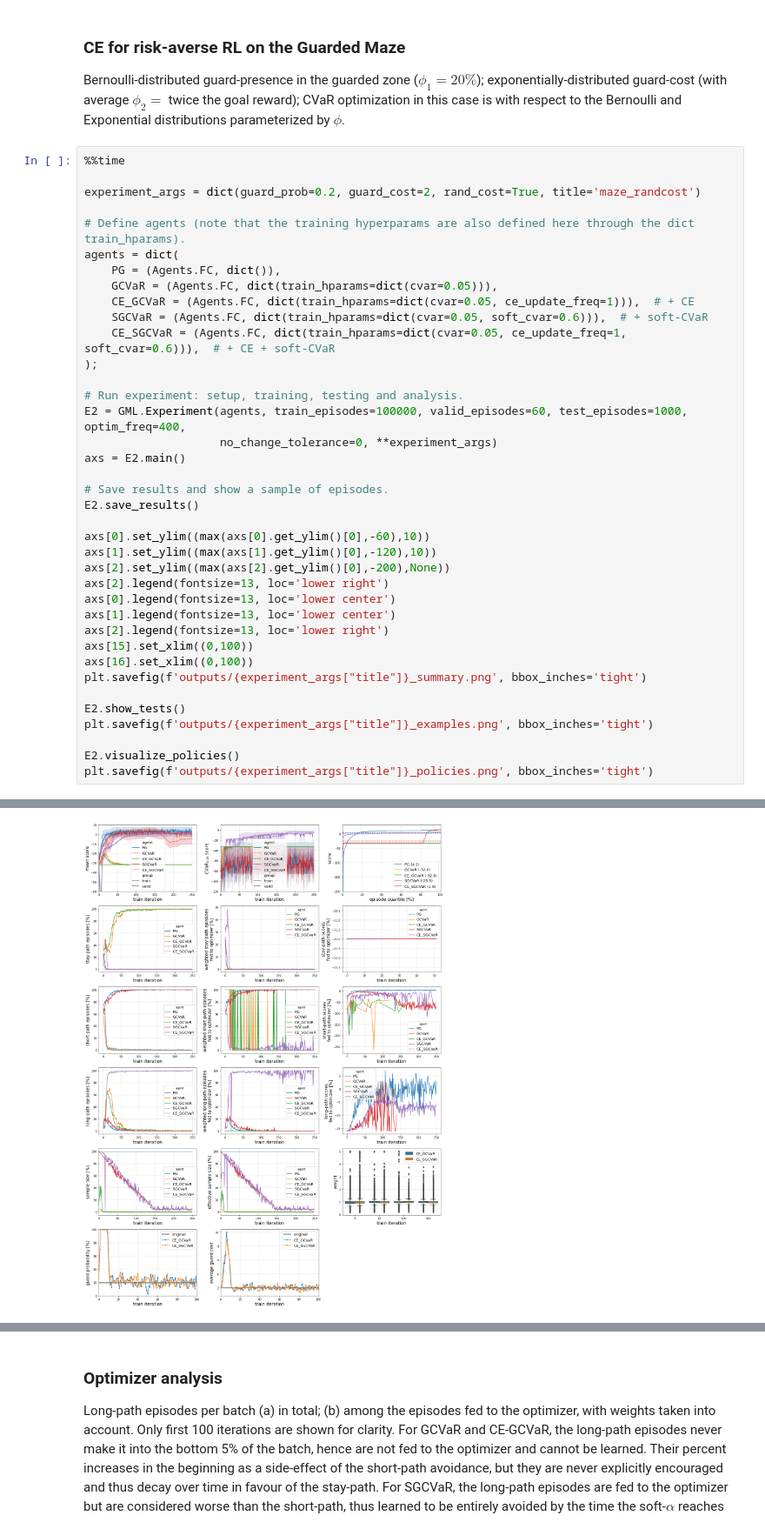
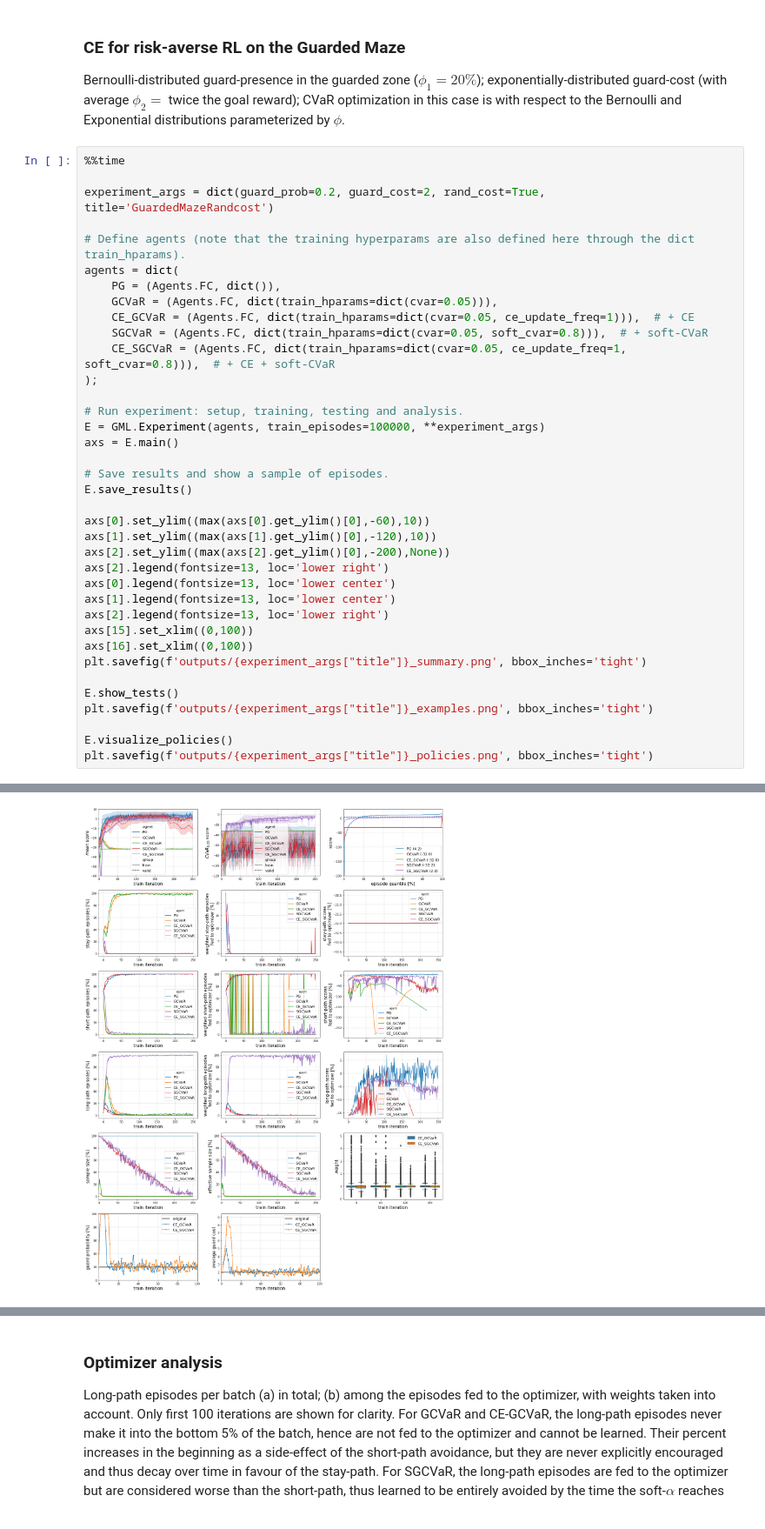
Before and after one commit to ido90/CeSoR, a Jupyter notebook: GuardedMazeExample.ipynb, the cells around one changed output, grey strips where cells are left out. Shown at 87% size. Cells and saved outputs as stored; diff of their text form.

Commit message:
maze defaults and analysis

```diff
--- a/GuardedMazeExample.ipynb
+++ b/GuardedMazeExample.ipynb
@@ -56,24 +56,23 @@ CVaR optimization in this case is with respect to the Bernoulli and Exponential
 # %%
 %%time
 
-experiment_args = dict(guard_prob=0.2, guard_cost=2, rand_cost=True, title='maze_randcost')
+experiment_args = dict(guard_prob=0.2, guard_cost=2, rand_cost=True, title='GuardedMazeRandcost')
 
 # Define agents (note that the training hyperparams are also defined here through the dict train_hparams).
 agents = dict(
     PG = (Agents.FC, dict()),
     GCVaR = (Agents.FC, dict(train_hparams=dict(cvar=0.05))),
     CE_GCVaR = (Agents.FC, dict(train_hparams=dict(cvar=0.05, ce_update_freq=1))),  # + CE
-    SGCVaR = (Agents.FC, dict(train_hparams=dict(cvar=0.05, soft_cvar=0.6))),  # + soft-CVaR
-    CE_SGCVaR = (Agents.FC, dict(train_hparams=dict(cvar=0.05, ce_update_freq=1, soft_cvar=0.6))),  # + CE + soft-CVaR
+    SGCVaR = (Agents.FC, dict(train_hparams=dict(cvar=0.05, soft_cvar=0.8))),  # + soft-CVaR
+    CE_SGCVaR = (Agents.FC, dict(train_hparams=dict(cvar=0.05, ce_update_freq=1, soft_cvar=0.8))),  # + CE + soft-CVaR
 );
 
 # Run experiment: setup, training, testing and analysis.
-E2 = GML.Experiment(agents, train_episodes=100000, valid_episodes=60, test_episodes=1000, optim_freq=400,
-                    no_change_tolerance=0, **experiment_args)
-axs = E2.main()
+E = GML.Experiment(agents, train_episodes=100000, **experiment_args)
+axs = E.main()
 
 # Save results and show a sample of episodes.
-E2.save_results()
+E.save_results()
 
 axs[0].set_ylim((max(axs[0].get_ylim()[0],-60),10))
 axs[1].set_ylim((max(axs[1].get_ylim()[0],-120),10))
@@ -86,10 +85,10 @@ axs[15].set_xlim((0,100))
 axs[16].set_xlim((0,100))
 plt.savefig(f'outputs/{experiment_args["title"]}_summary.png', bbox_inches='tight')
 
-E2.show_tests()
+E.show_tests()
 plt.savefig(f'outputs/{experiment_args["title"]}_examples.png', bbox_inches='tight')
 
-E2.visualize_policies()
+E.visualize_policies()
 plt.savefig(f'outputs/{experiment_args["title"]}_policies.png', bbox_inches='tight')
 # %% [output]
 Training 5/5 remaining agents...
@@ -110 +109 @@ Wall time: 2h 17min 36s
-[figure, old version]
+[figure, new version]
```
Also changed, not shown: parts of 9 cells of this notebook, 1 other file.
